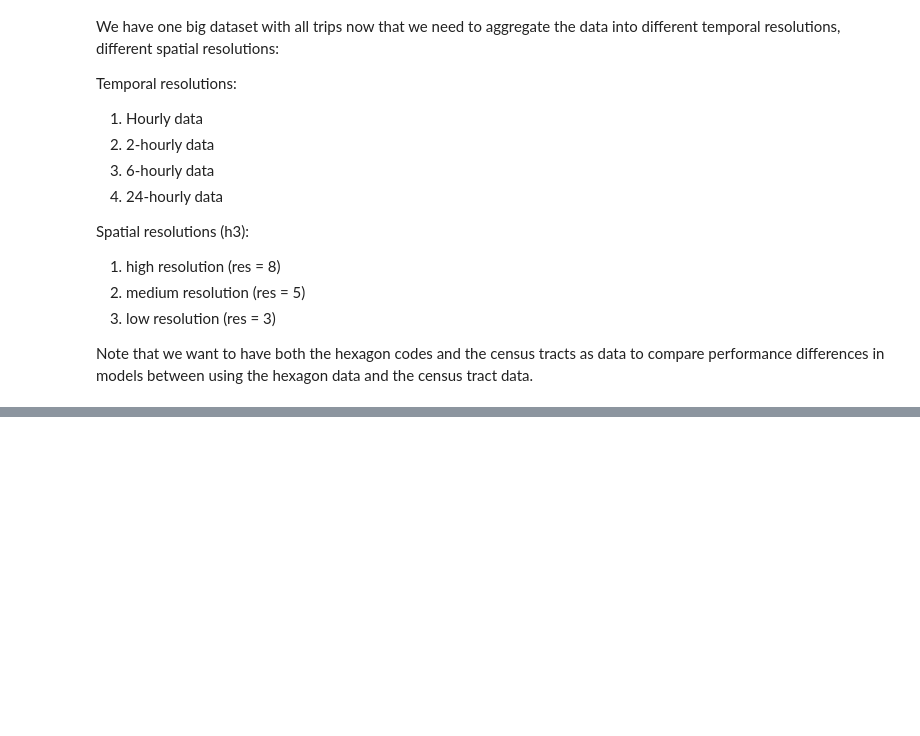
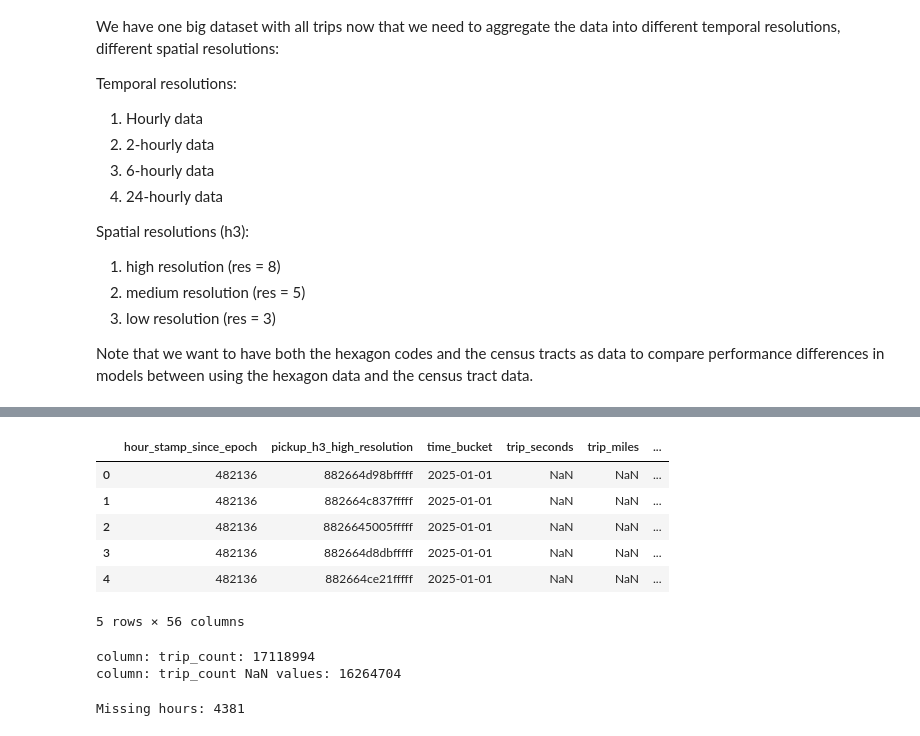
Before and after one commit to ge02/AAA_TA_2026, a Jupyter notebook: notebooks/Data Preprocessing/Data_Aggregation.ipynb, the cells around one changed output, grey strips where cells are left out. Drawn from its saved outputs; the diff is of its cells as text; code cells hidden in the pictures; blank space fills up the shorter version.

```diff
--- a/notebooks/Data Preprocessing/Data_Aggregation.ipynb
+++ b/notebooks/Data Preprocessing/Data_Aggregation.ipynb
@@ -336,6 +705,7 @@ for key, df in datasets.items():
 # %%
-test = pd.read_parquet("../data/aggregated/aggregated_demand_2h_high.parquet")
+test = pd.read_csv("../../data/aggregated/hexagon/hex_agg_demand_1h_high.csv")
 print(len(test))
-print(len(test[["h3_hexagon_high", "time_bucket"]].drop_duplicates()))
-print("# of unique hexagons:", test["h3_hexagon_high"].nunique())
-print("# of unique dates:", test["time_bucket"].dt.date.nunique())
+print(test.columns)
+# print(len(test[["h3_hexagon_high", "time_bucket"]].drop_duplicates()))
+print("# of unique hexagons:", test["pickup_h3_high_resolution"].nunique())
+# print("# of unique dates:", test["time_bucket"].dt.date.nunique())
@@ -342,3 +732,19 @@ print("# of unique dates:", test["time_bucket"].dt.date.nunique())
+# %%
+test.head()
+# %% [output]
+|  | hour_stamp_since_epoch | pickup_h3_high_resolution | time_bucket | trip_seconds | trip_miles | ... |
+| 0 | 482136 | 882664d98bfffff | 2025-01-01 | NaN | NaN | ... |
+| 1 | 482136 | 882664c837fffff | 2025-01-01 | NaN | NaN | ... |
+| 2 | 482136 | 8826645005fffff | 2025-01-01 | NaN | NaN | ... |
+| 3 | 482136 | 882664d8dbfffff | 2025-01-01 | NaN | NaN | ... |
+| 4 | 482136 | 882664ce21fffff | 2025-01-01 | NaN | NaN | ... |
+5 rows × 56 columns
+# %%
+print("column: trip_count:", len(test["trip_count"]))
+print("column: trip_count NaN values:", sum(test["trip_count"]== 0))
+# %% [output]
+column: trip_count: 17118994
+column: trip_count NaN values: 16264704
 # %%
 # check for missing hours in time_bucket
 expected = pd.date_range(start="2025-01-01 00:00:00",
@@ -348,3 +754,5 @@ expected = pd.date_range(start="2025-01-01 00:00:00",
 missing = expected.difference(test["time_bucket"])
 
 print(f"Missing hours: {len(missing)}")
+# %% [output]
+Missing hours: 4381
```
Also changed, not shown: parts of 25 cells of this notebook, 2 other files.
